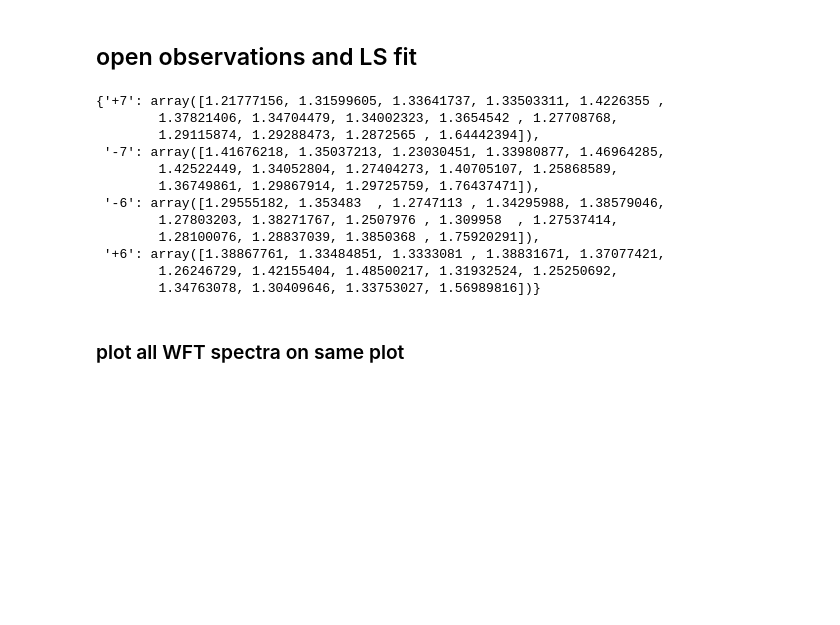
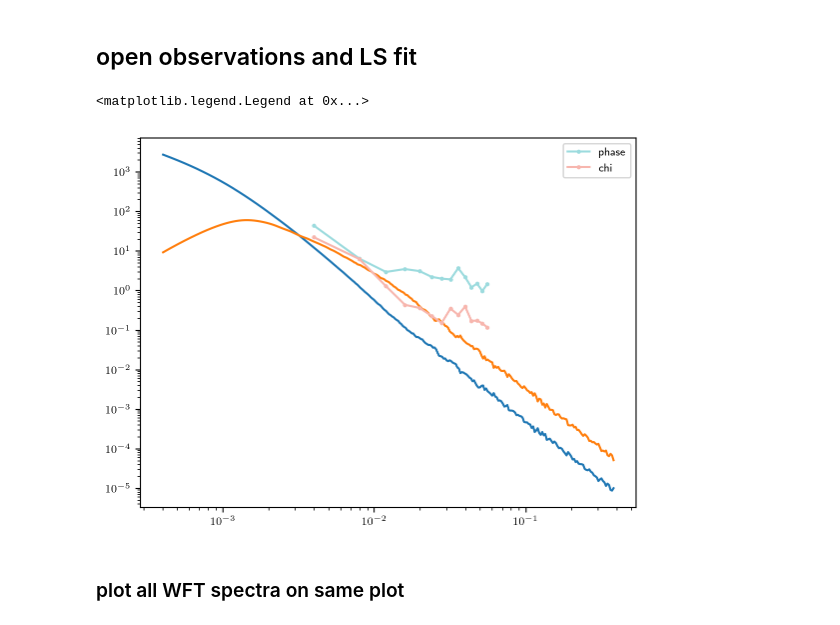
Before and after one commit to John-Ragland/n23_fluctuations_ragland, a Jupyter notebook: notebooks/publication_figures/Phi_Chi_Spectra.ipynb, the cells around one changed output. Saved outputs shown, nothing was run; the diff lists cells and outputs as text; code cells hidden in the pictures; blank space fills up the shorter version.

```diff
--- a/notebooks/publication_figures/Phi_Chi_Spectra.ipynb
+++ b/notebooks/publication_figures/Phi_Chi_Spectra.ipynb
@@ -102,21 +102,24 @@ colors = [
 # %%
 # open observations
 m_data, F_phi_data, F_chi_data, F_phi_lm, F_phi_ls, F_chi_lm, F_chi_ls = tools.estimate_F_phi_chi(remove_array_tilt=True)
-# %%
-F_chi_ls
-# %% [output]
-{'+7': array([1.21777156, 1.31599605, 1.33641737, 1.33503311, 1.4226355 ,
-        1.37821406, 1.34704479, 1.34002323, 1.3654542 , 1.27708768,
-        1.29115874, 1.29288473, 1.2872565 , 1.64442394]),
- '-7': array([1.41676218, 1.35037213, 1.23030451, 1.33980877, 1.46964285,
-        1.42522449, 1.34052804, 1.27404273, 1.40705107, 1.25868589,
-        1.36749861, 1.29867914, 1.29725759, 1.76437471]),
- '-6': array([1.29555182, 1.353483  , 1.2747113 , 1.34295988, 1.38579046,
-        1.27803203, 1.38271767, 1.2507976 , 1.309958  , 1.27537414,
-        1.28100076, 1.28837039, 1.3850368 , 1.75920291]),
- '+6': array([1.38867761, 1.33484851, 1.3333081 , 1.38831671, 1.37077421,
-        1.26246729, 1.42155404, 1.48500217, 1.31932524, 1.25250692,
-        1.34763078, 1.30409646, 1.33753027, 1.56989816])}
+# %%
+ray_id = '-6'
+m = 2 * np.pi * np.logspace(-5, 0, 500)[None, :]  # [rad / m]
+F_phis_model, F_chis_model, F_phis_model_nonoise, F_chis_model_nonoise = tools.phi_chi_spectrum_model(m, 1, 1e-100, 1e-100, ray_id)
+
+plt.plot(m[0] / (2*np.pi), F_phis_model / (2*np.pi))
+plt.plot(m[0] / (2*np.pi), F_chis_model)
+
+plt.yscale('log')
+plt.xscale('log')
+
+plt.plot(m_data, F_phi_lm[ray_id], c=colors[1], marker="o", markersize=2, label='phase')
+plt.plot(m_data, F_chi_lm[ray_id], c=colors[3], marker="o", markersize=2, label='chi')
+
+plt.legend()
+# %% [output]
+<matplotlib.legend.Legend at 0x...>
+[figure, added]
 # %%
 # open ls parameters for spectra + noise model
 fn = f"{os.environ['NESCAFE23_DATADIR']}dataproducts/phi_chi_LS_fit_tilt_removed.pkl"
```
Also changed, not shown: parts of 1 cell of this notebook, 7 other files.
